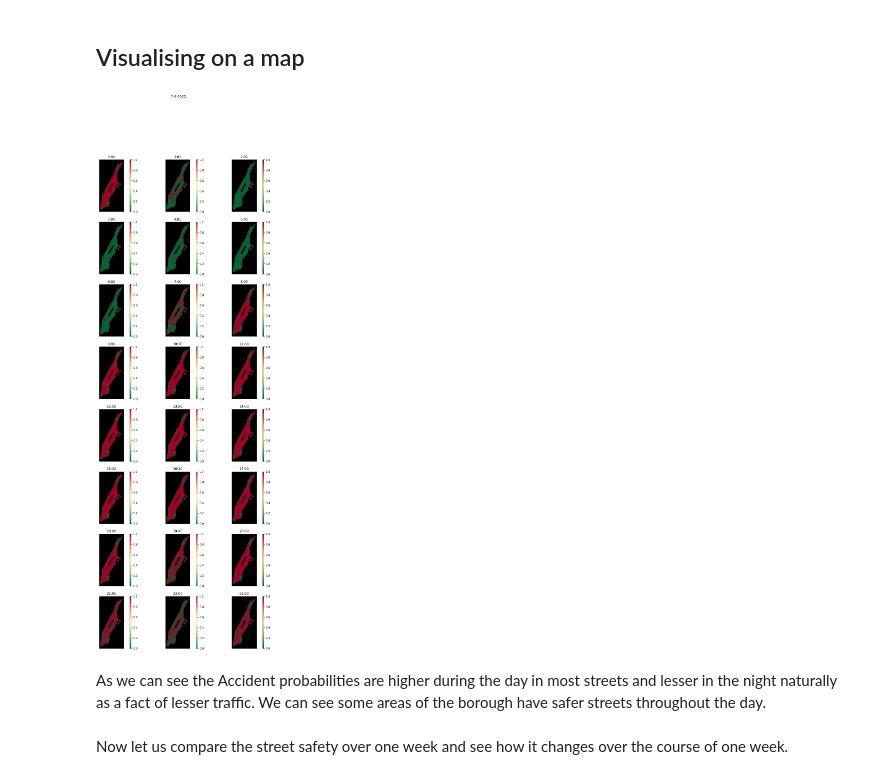
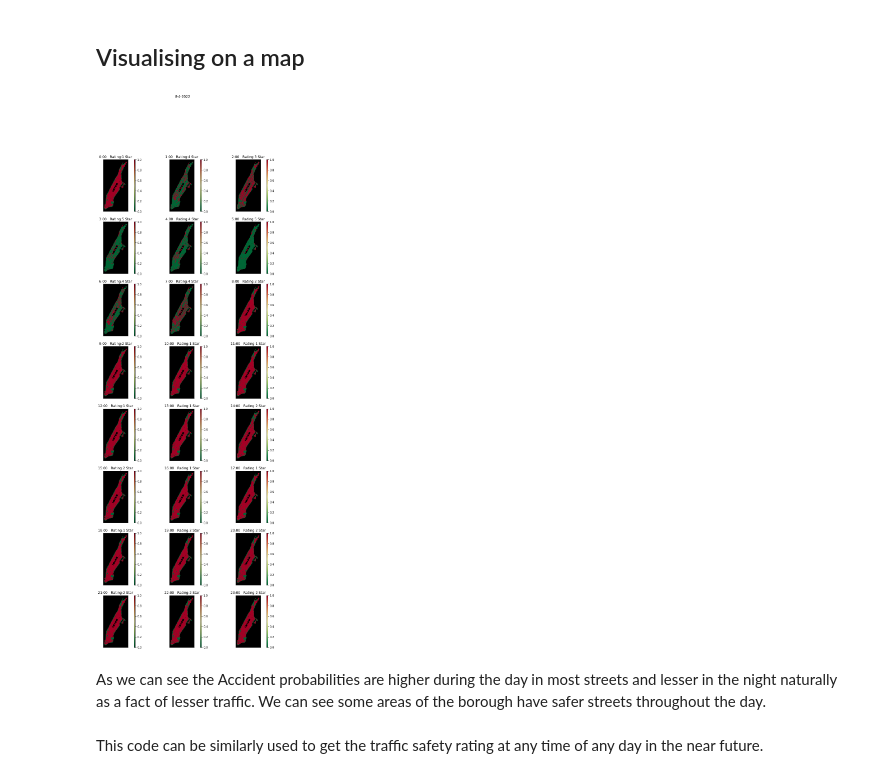
Before and after one commit to ajay1808/Street-Safety-in-NYC, a Jupyter notebook: Motor_Vehicle_Safety_in_Manhattan_Project.ipynb, the cells around one changed output. Drawn from its saved outputs; the diff is of its cells as text; code cells hidden in the pictures.

```diff
--- a/Motor_Vehicle_Safety_in_Manhattan_Project.ipynb
+++ b/Motor_Vehicle_Safety_in_Manhattan_Project.ipynb
@@ -542,0 +549,8 @@ geopandas.geodataframe.GeoDataFrame
+# %%
+Accident_Score = Geo_PlotData[['Hours','Accident']].groupby(by=["Hours"], dropna=False).mean().reset_index(drop=False)
+Accident_Score['Safety Score'] = ((np.reciprocal(Accident_Score['Accident']) - np.mean(np.reciprocal(Accident_Score['Accident'])))/(np.std(np.reciprocal(Accident_Score['Accident']))))
+Accident_Score['Safety Score'] += abs(min(Accident_Score['Safety Score']))+1
+Accident_Score['Safety Score'] = np.log(Accident_Score['Safety Score'])
+Accident_Score['Safety Score'] = 1000 * ((Accident_Score['Safety Score'] - min(Accident_Score['Safety Score']))/(max(Accident_Score['Safety Score'])-min(Accident_Score['Safety Score'])))
+Accident_Score['Star Rating'] = pd.cut(Accident_Score['Safety Score'], [-1, 1, 50, 100, 500, 1001],labels = ['1 Star','2 Star','3 Star','4 Star','5 Star'])
+Accident_Score.head()
@@ -561,11 +582,11 @@ def createmap(mydata,title,x,y):
 # %%
 fig, axs = plt.subplots(8,3,figsize = (12,32))
 fig.suptitle('{}-{}-{}'.format(tomorrow.month,tomorrow.day,tomorrow.year))
 for i in range(0,24):
-  createmap(Geo_PlotData[Geo_PlotData['Hours'] == i],(str(i)+':00'),i//3,i%3)
+  createmap(Geo_PlotData[Geo_PlotData['Hours'] == i],(str(i)+':00   Rating:' + Accident_Score[Accident_Score['Hours'] == i].reset_index()['Star Rating'][0]),i//3,i%3)
 # %% [output]
-[figure, old version]
+[figure, new version]
 # %% [markdown]
 As we can see the Accident probabilities are higher during the day in most streets and lesser in the night naturally as a fact of lesser traffic. We can see some areas of the borough have safer streets throughout the day.
-# %% [markdown]
-Now let us compare the street safety over one week and see how it changes over the course of one week.
+# %% [markdown]
+This code can be similarly used to get the traffic safety rating at any time of any day in the near future.
```
Also changed, not shown: parts of 26 cells of this notebook.
